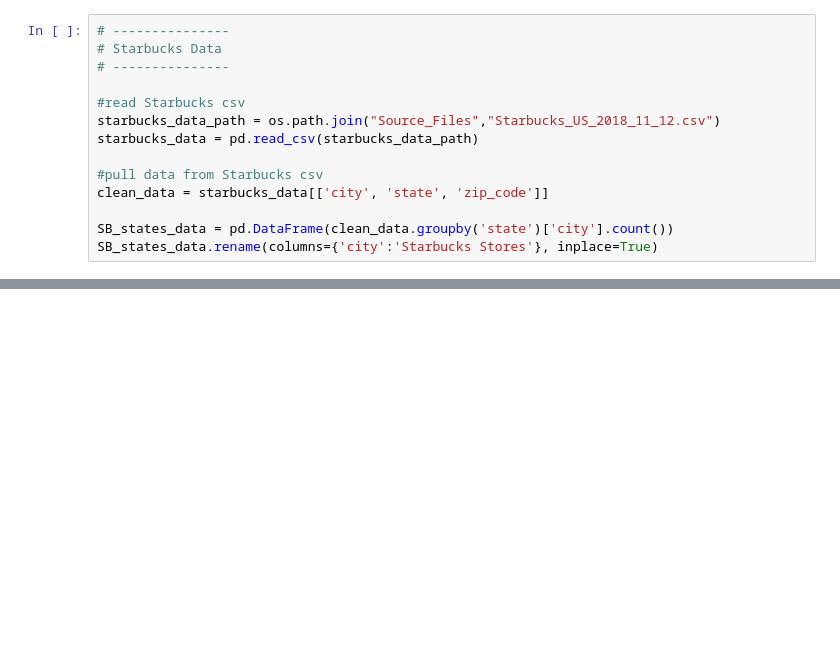
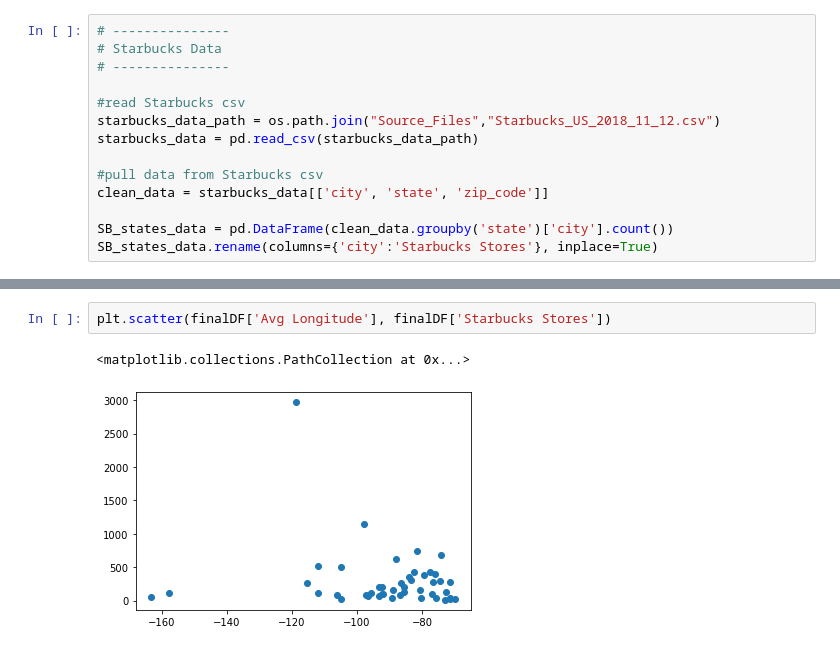
Before and after one commit to pjc0115/Project_1_Starbucks_vs_-Dunkin_Donuts, a Jupyter notebook: MainProjectCode.ipynb, the cells around one changed output, grey strips where cells are left out. Cells and saved outputs as stored; diff of their text form; blank space fills up the shorter version.

```diff
--- a/MainProjectCode.ipynb
+++ b/MainProjectCode.ipynb
@@ -185,0 +220,5 @@ finalDF
+# %%
+plt.scatter(finalDF['Avg Longitude'], finalDF['Starbucks Stores'])
+# %% [output]
+<matplotlib.collections.PathCollection at 0x...>
+[figure, added]
```
Also changed, not shown: parts of 11 cells of this notebook.
